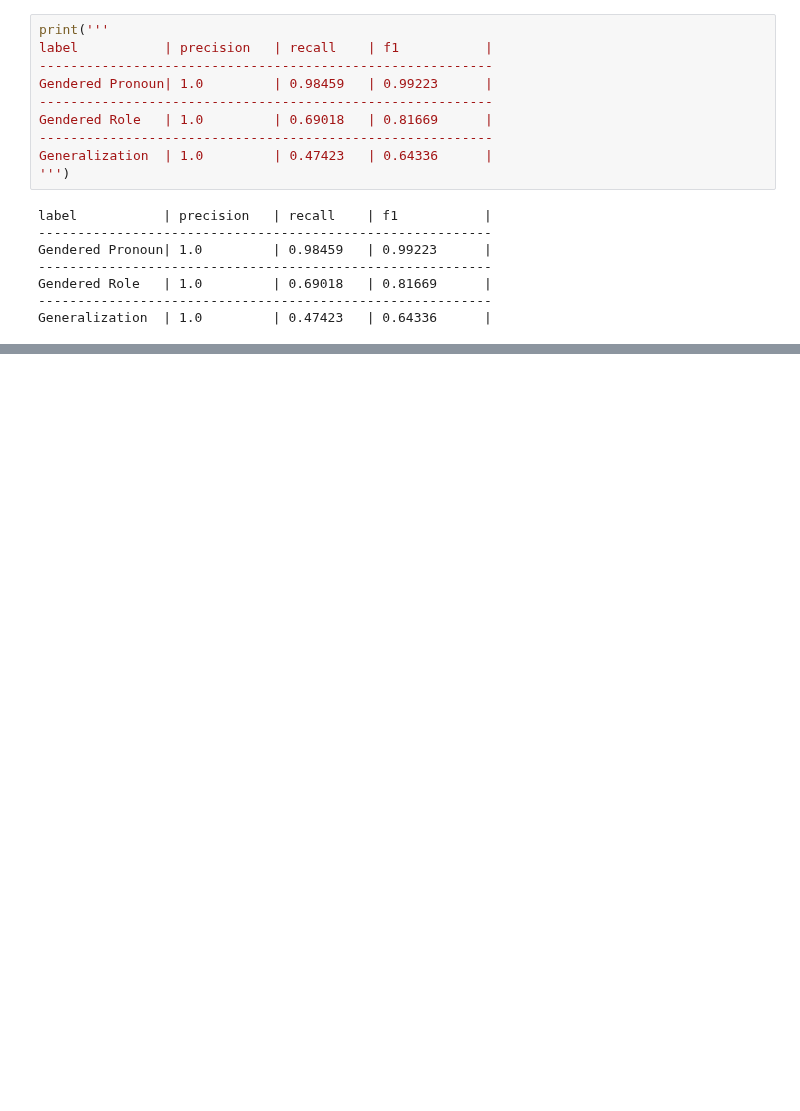
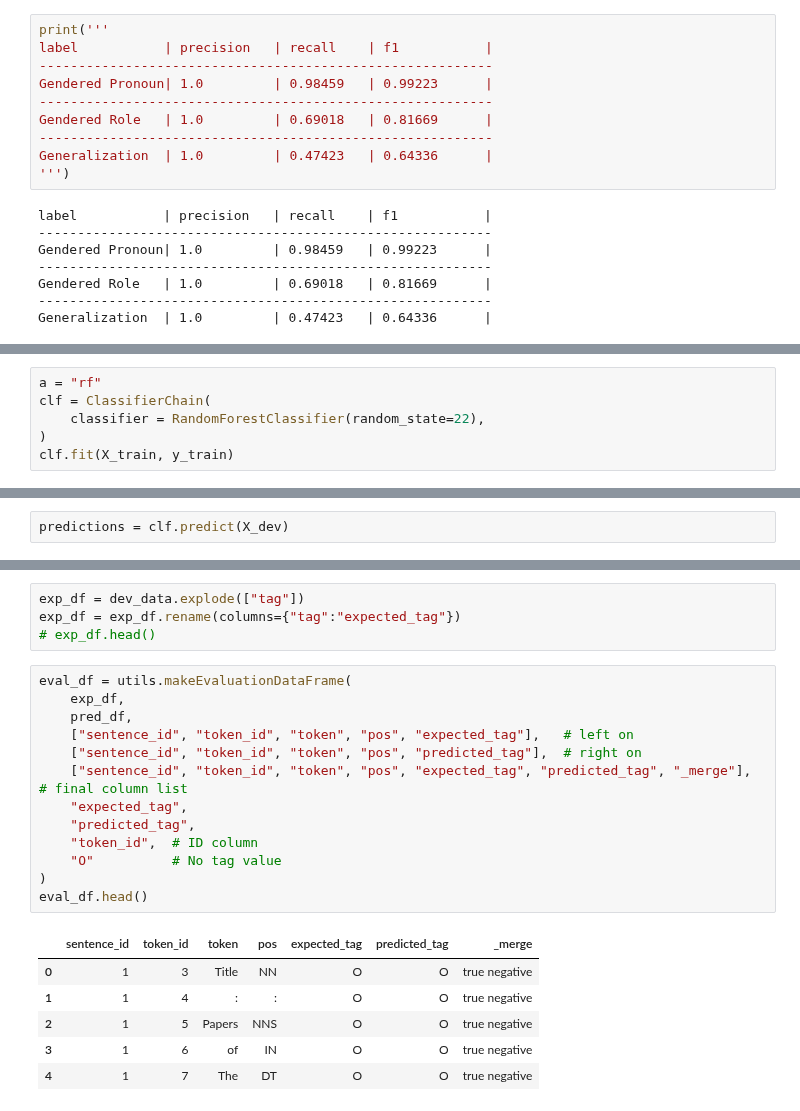
Before and after one commit to thegoose20/gender-bias, a Jupyter notebook: token_classification/Experiment1.ipynb, the cells around one changed output, grey strips where cells are left out. Saved outputs shown, nothing was run; the diff lists cells and outputs as text; blank space fills up the shorter version.

```diff
--- a/token_classification/Experiment1.ipynb
+++ b/token_classification/Experiment1.ipynb
@@ -84,0 +175,6 @@ Generalization  | 1.0         | 0.47423   | 0.64336      |
+# %%
+a = "rf"
+clf = ClassifierChain(
+    classifier = RandomForestClassifier(random_state=22),
+)
+clf.fit(X_train, y_train)
@@ -84,0 +184,2 @@ Generalization  | 1.0         | 0.47423   | 0.64336      |
+# %%
+predictions = clf.predict(X_dev)
@@ -84,0 +212,24 @@ Generalization  | 1.0         | 0.47423   | 0.64336      |
+# %%
+exp_df = dev_data.explode(["tag"])
+exp_df = exp_df.rename(columns={"tag":"expected_tag"})
+# exp_df.head()
+# %%
+eval_df = utils.makeEvaluationDataFrame(
+    exp_df,
+    pred_df,
+    ["sentence_id", "token_id", "token", "pos", "expected_tag"],   # left on
+    ["sentence_id", "token_id", "token", "pos", "predicted_tag"],  # right on
+    ["sentence_id", "token_id", "token", "pos", "expected_tag", "predicted_tag", "_merge"],  # final column list
+    "expected_tag",
+    "predicted_tag",
+    "token_id",  # ID column
+    "O"          # No tag value
+)
+eval_df.head()
+# %% [output]
+|  | sentence_id | token_id | token | pos | expected_tag | predicted_tag | _merge |
+| 0 | 1 | 3 | Title | NN | O | O | true negative |
+| 1 | 1 | 4 | : | : | O | O | true negative |
+| 2 | 1 | 5 | Papers | NNS | O | O | true negative |
+| 3 | 1 | 6 | of | IN | O | O | true negative |
+| 4 | 1 | 7 | The | DT | O | O | true negative |
```
Also changed, not shown: parts of 77 cells of this notebook, 2 other files.
